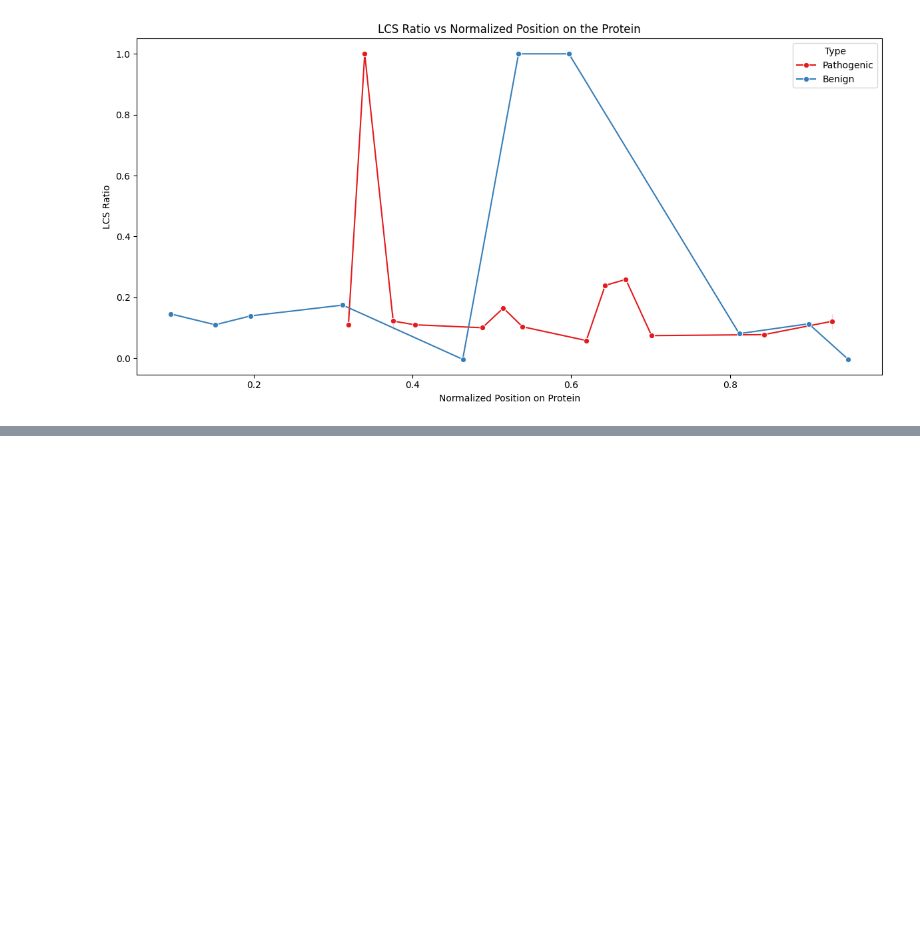
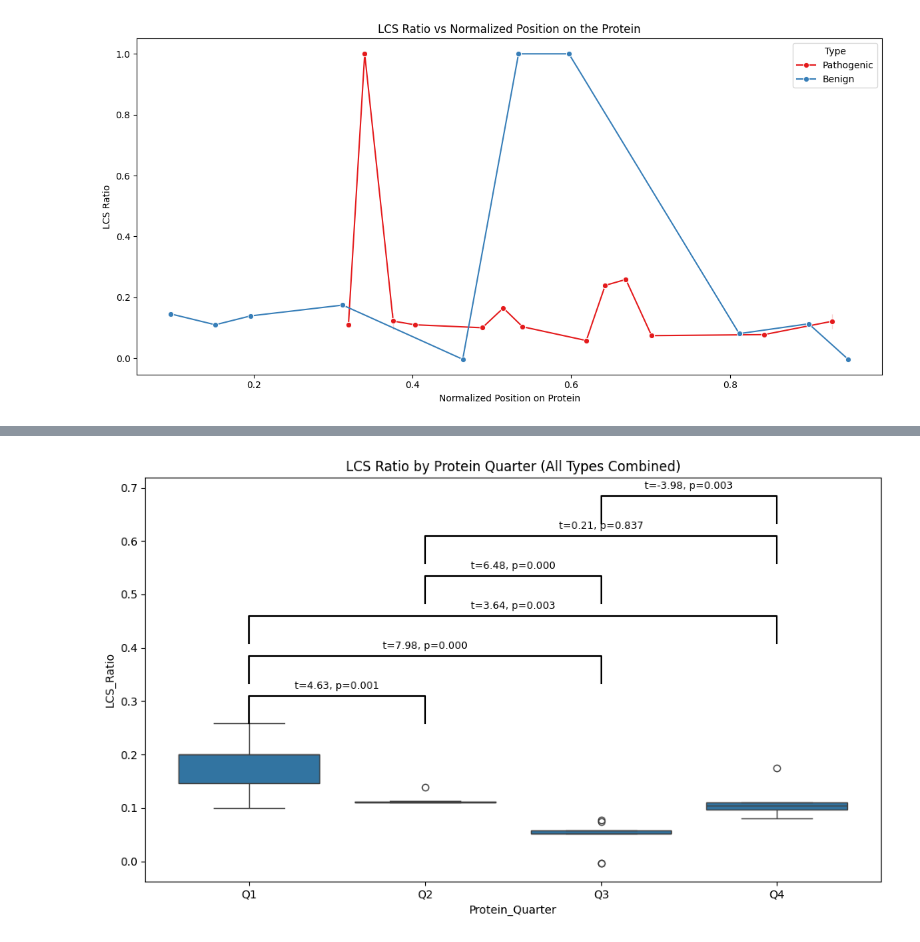
Before and after one commit to annabelrice30/Annabel-BSc-Project, a Jupyter notebook: BSc Project.ipynb, the cells around one changed output, grey strips where cells are left out. Saved outputs shown, nothing was run; the diff lists cells and outputs as text; code cells hidden in the pictures; blank space fills up the shorter version.

```diff
--- a/BSc Project.ipynb
+++ b/BSc Project.ipynb
@@ -3582,0 +3844,56 @@ plt.show()
+# %%
+import pandas as pd
+import numpy as np
+import seaborn as sns
+import matplotlib.pyplot as plt
+from scipy.stats import ttest_ind
+import itertools
+
+# --- Load and clean data ---
+df = pd.read_csv('all_LCS_values.csv')
+
+# Exclude outlier heatmap positions
+excluded_positions = [1, 2, 3, 13, 14, 15]
+df_clean = df[~df['Heatmap_Position'].isin(excluded_positions)].copy()
+df_clean['Heatmap_Position'] = pd.to_numeric(df_clean['Heatmap_Position'], errors='coerce')
+
+# Normalize position and assign protein quarters
+df_clean['Normalized_Position'] = (
+    df_clean['Heatmap_Position'] - df_clean['Heatmap_Position'].min()
+) / (df_clean['Heatmap_Position'].max() - df_clean['Heatmap_Position'].min())
+
+df_clean['Protein_Quarter'] = pd.cut(
+    df_clean['Normalized_Position'],
+    bins=[0.0, 0.25, 0.5, 0.75, 1.0],
+    labels=['Q1', 'Q2', 'Q3', 'Q4'],
+    include_lowest=True
+)
+
+# Plot
+plt.figure(figsize=(10, 6))
+ax = sns.boxplot(data=df_clean, x='Protein_Quarter', y='LCS_Ratio')
+plt.title("LCS Ratio by Protein Quarter (All Types Combined)")
+
+# Perform pairwise t-tests and annotate
+quarters = ['Q1', 'Q2', 'Q3', 'Q4']
+pairs = list(itertools.combinations(quarters, 2))
+y_max = df_clean['LCS_Ratio'].max()
+y_offset = 0.05
+spacing = y_offset * 1.5
+
+for i, (q1, q2) in enumerate(pairs):
+    data1 = df_clean[df_clean['Protein_Quarter'] == q1]['LCS_Ratio']
+    data2 = df_clean[df_clean['Protein_Quarter'] == q2]['LCS_Ratio']
+    if len(data1) > 1 and len(data2) > 1:
+        t_stat, p_val = ttest_ind(data1, data2, equal_var=False)
+        x1, x2 = quarters.index(q1), quarters.index(q2)
+        y = y_max + i * spacing
+        ax.plot([x1, x1, x2, x2], [y, y + y_offset, y + y_offset, y], lw=1.5, color='black')
+        ax.text((x1 + x2) / 2, y + y_offset + 0.01, f"t={t_stat:.2f}, p={p_val:.3f}",
+                ha='center', va='bottom', fontsize=9)
+
+plt.tight_layout()
+plt.savefig("boxplot_by_quarter_pairwise_ttests.png", dpi=300)
+plt.show()
+# %% [output]
+[figure, added]
```
Also changed, not shown: parts of 9 cells of this notebook, 9 other files.
